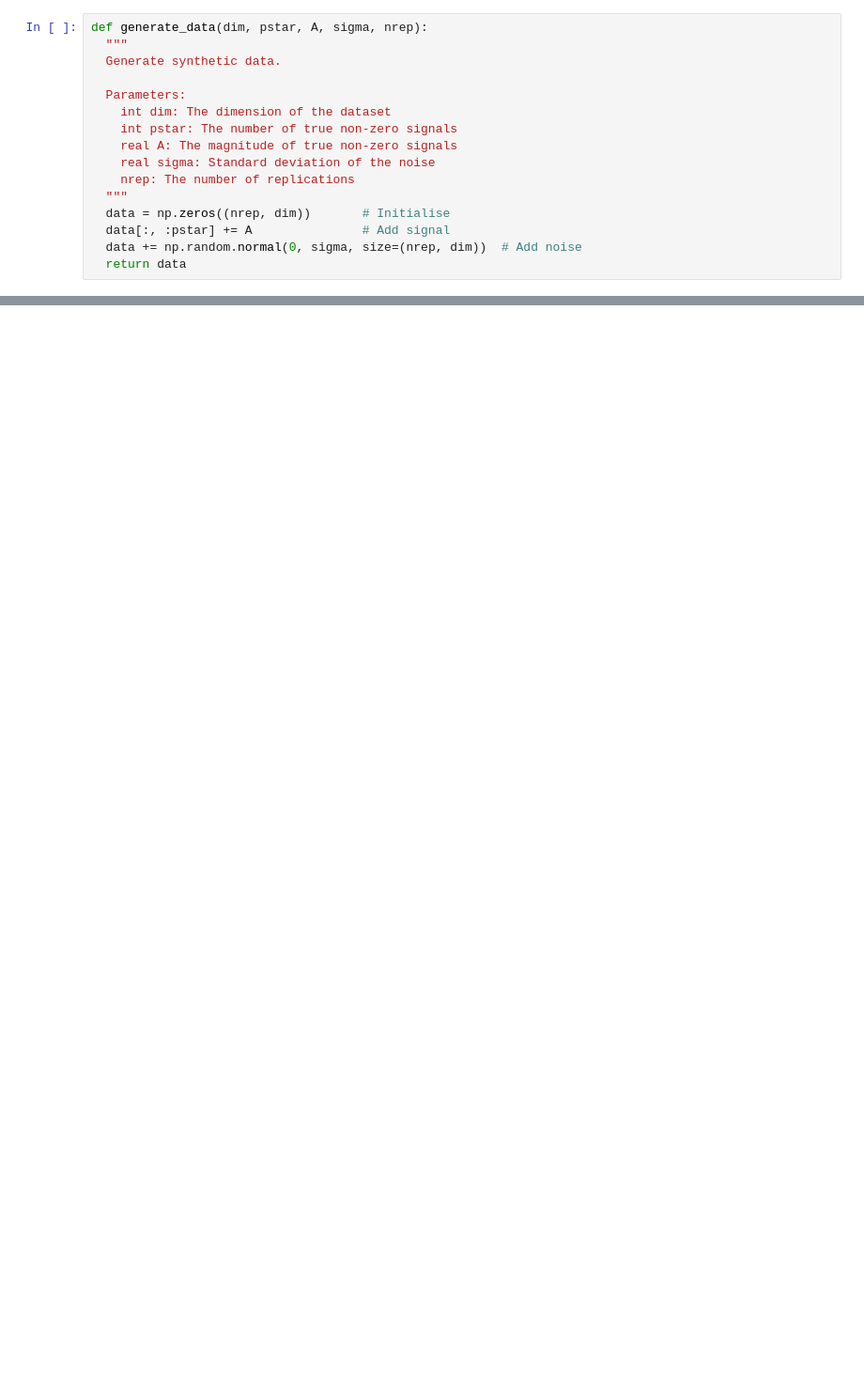
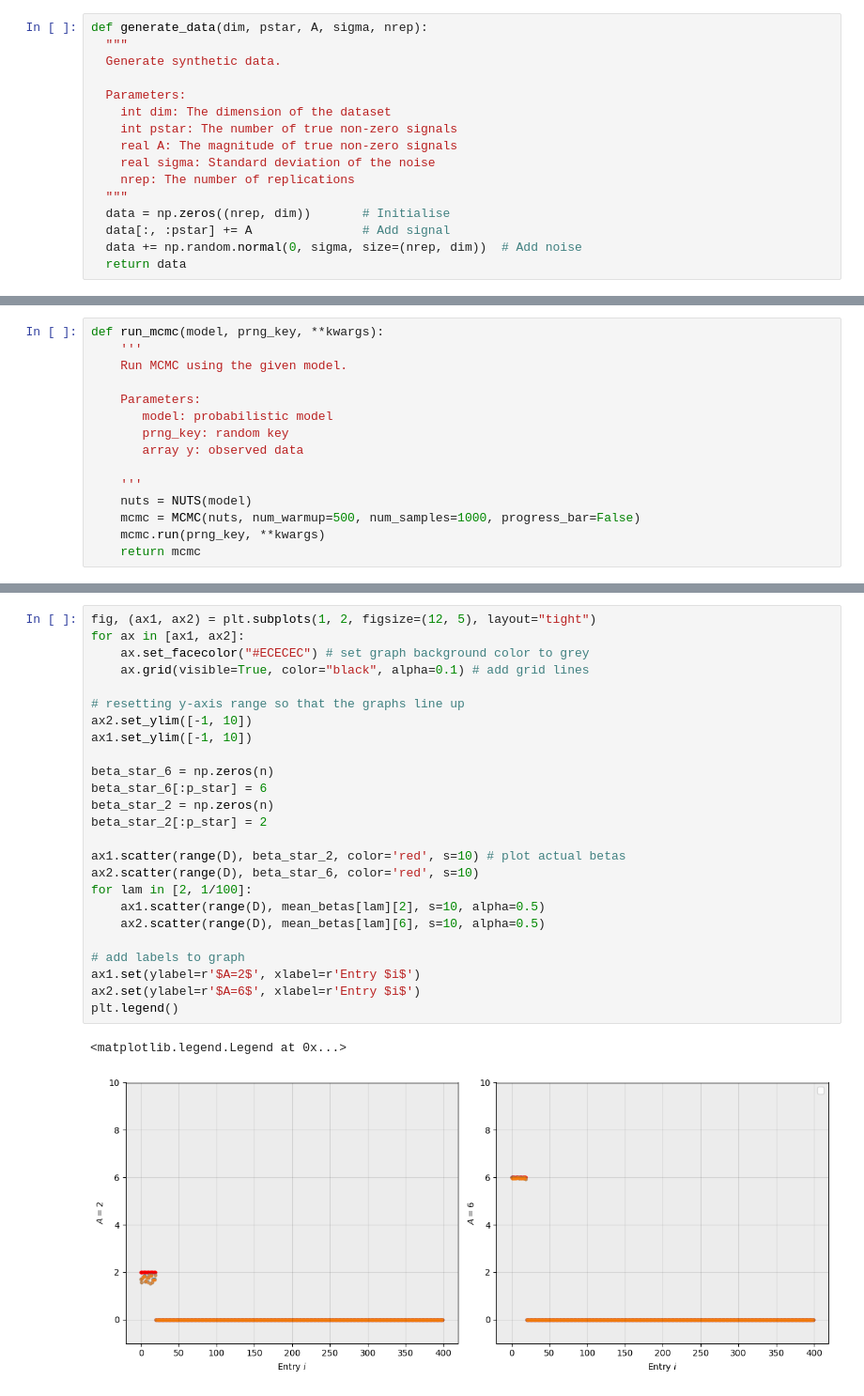
Before and after one commit to Grace0124/numpyro, a Jupyter notebook: REBAR.ipynb, the cells around one changed output, grey strips where cells are left out. Shown at 94% size. Drawn from its saved outputs; the diff is of its cells as text; blank space fills up the shorter version.

```diff
--- a/REBAR.ipynb
+++ b/REBAR.ipynb
@@ -107,0 +79,15 @@ def optimizer(data):
+# %%
+def run_mcmc(model, prng_key, **kwargs):
+    '''
+    Run MCMC using the given model.
+
+    Parameters:
+       model: probabilistic model
+       prng_key: random key
+       array y: observed data
+
+    '''
+    nuts = NUTS(model)
+    mcmc = MCMC(nuts, num_warmup=500, num_samples=1000, progress_bar=False)
+    mcmc.run(prng_key, **kwargs)
+    return mcmc
@@ -107,0 +201,28 @@ def optimizer(data):
+# %%
+fig, (ax1, ax2) = plt.subplots(1, 2, figsize=(12, 5), layout="tight")
+for ax in [ax1, ax2]:
+    ax.set_facecolor("#ECECEC") # set graph background color to grey
+    ax.grid(visible=True, color="black", alpha=0.1) # add grid lines
+
+# resetting y-axis range so that the graphs line up
+ax2.set_ylim([-1, 10])
+ax1.set_ylim([-1, 10])
+
+beta_star_6 = np.zeros(n)
+beta_star_6[:p_star] = 6
+beta_star_2 = np.zeros(n)
+beta_star_2[:p_star] = 2
+
+ax1.scatter(range(D), beta_star_2, color='red', s=10) # plot actual betas
+ax2.scatter(range(D), beta_star_6, color='red', s=10)
+for lam in [2, 1/100]:
+    ax1.scatter(range(D), mean_betas[lam][2], s=10, alpha=0.5)
+    ax2.scatter(range(D), mean_betas[lam][6], s=10, alpha=0.5)
+
+# add labels to graph
+ax1.set(ylabel=r'$A=2$', xlabel=r'Entry $i$')
+ax2.set(ylabel=r'$A=6$', xlabel=r'Entry $i$')
+plt.legend()
+# %% [output]
+<matplotlib.legend.Legend at 0x...>
+[figure, added]
```
Also changed, not shown: parts of 24 cells of this notebook, 2 other files.
